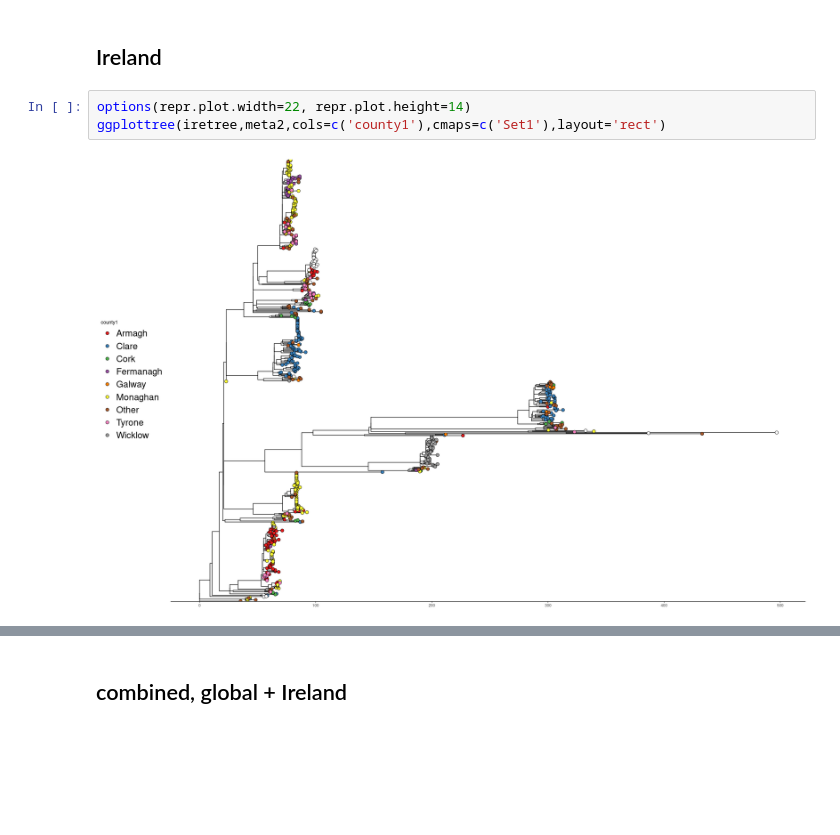
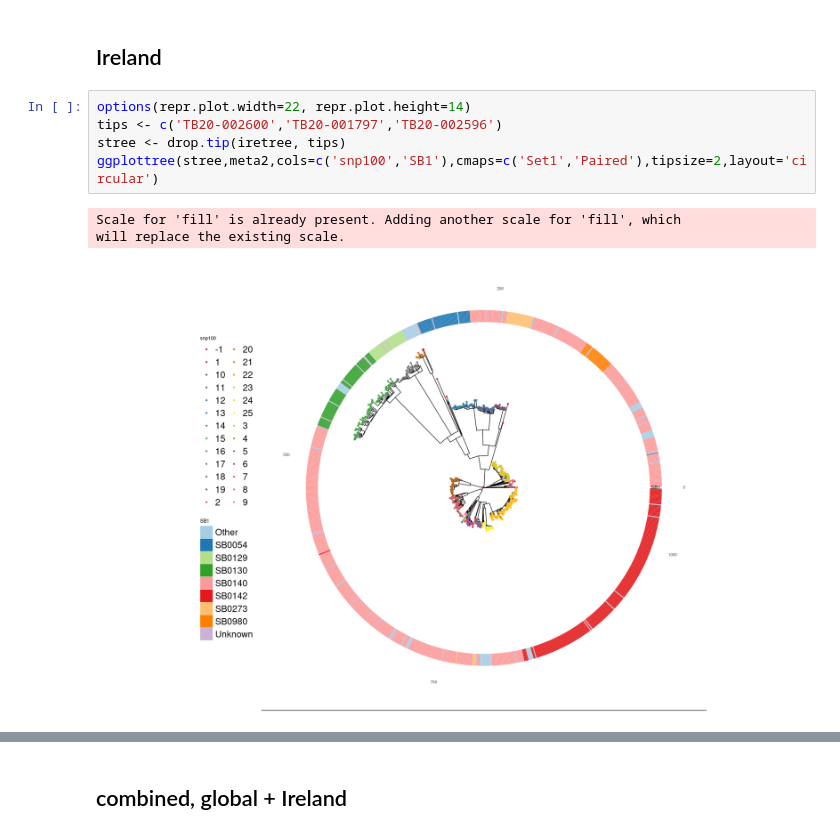
Before and after one commit to dmnfarrell/snipgenie, a Jupyter notebook: notebooks/lineages_tree.ipynb, the cells around one changed output, grey strips where cells are left out. Drawn from its saved outputs; the diff is of its cells as text; blank space fills up the shorter version.

```diff
--- a/notebooks/lineages_tree.ipynb
+++ b/notebooks/lineages_tree.ipynb
@@ -71,7 +51,11 @@ rd
 ## Ireland
 # %%
 options(repr.plot.width=22, repr.plot.height=14)
-ggplottree(iretree,meta2,cols=c('county1'),cmaps=c('Set1'),layout='rect')
+tips <- c('TB20-002600','TB20-001797','TB20-002596')
+stree <- drop.tip(iretree, tips)
+ggplottree(stree,meta2,cols=c('snp100','SB1'),cmaps=c('Set1','Paired'),tipsize=2,layout='circular')
 # %% [output]
+Scale for 'fill' is already present. Adding another scale for 'fill', which
+will replace the existing scale.
-[figure, old version]
+[figure, new version]
 # %%
```
Also changed, not shown: parts of 11 cells of this notebook, 18 other files.
